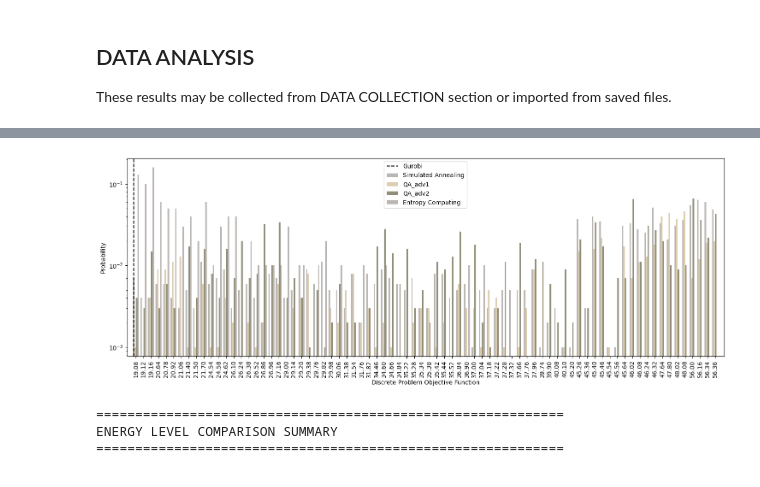
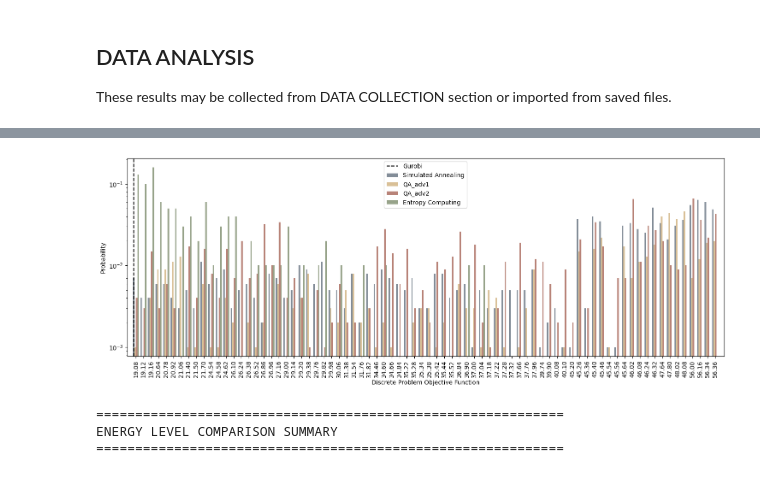
Before and after one commit to SECQUOIA/pd_ising, a Jupyter notebook: il-rxtor-sep-opt/discrete_qubo/ilrs_qubo.ipynb, the cells around one changed output, grey strips where cells are left out. Drawn from its saved outputs; the diff is of its cells as text; code cells hidden in the pictures.

```diff
--- a/il-rxtor-sep-opt/discrete_qubo/ilrs_qubo.ipynb
+++ b/il-rxtor-sep-opt/discrete_qubo/ilrs_qubo.ipynb
@@ -181,14 +181,14 @@ plot_multibar_graph_discrete(df_list_feas, df_names, df_colors, feas_ub, vertica
 # %%
 # Plot the results of the optimization
 df_names_2 = ['Simulated Annealing', 'QA_adv1', 'QA_adv2', 'Entropy Computing']
-df_colors_2 = [ '#9d9795', '#cfb991', '#646040', '#9d9795']
+df_colors_2 = ['#4E5D6C', '#C9A66B', '#9B4F3F', '#6B7C59']
 
 # Plot only feasible solutions
 dwave_df_adv2_feas = dwave_df_adv2[dwave_df_adv2.index < feas_ub]
 
 # Plot the results of the optimization
 df_list_feas_2 = [simAnn_df_feas, dwave_df_feas, dwave_df_adv2_feas, qci_result_df]
 
-plot_multibar_graph_discrete(df_list_feas_2, df_names_2, df_colors_2, feas_ub, vertical_line=gurobi_result)
+fig_2 = plot_multibar_graph_discrete(df_list_feas_2, df_names_2, df_colors_2, feas_ub, vertical_line=gurobi_result)
 # %% [output]
-[figure, old version]
+[figure, new version]
```
Also changed, not shown: parts of 2 cells of this notebook, 2 other files.
